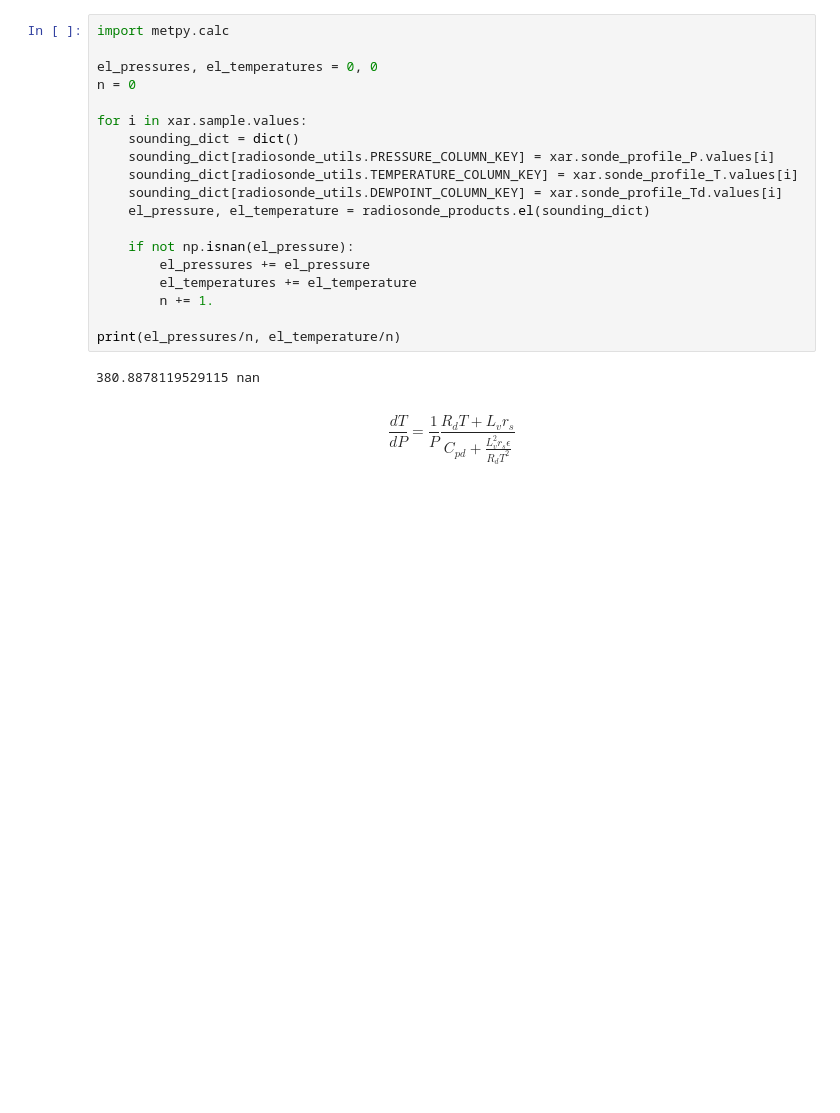
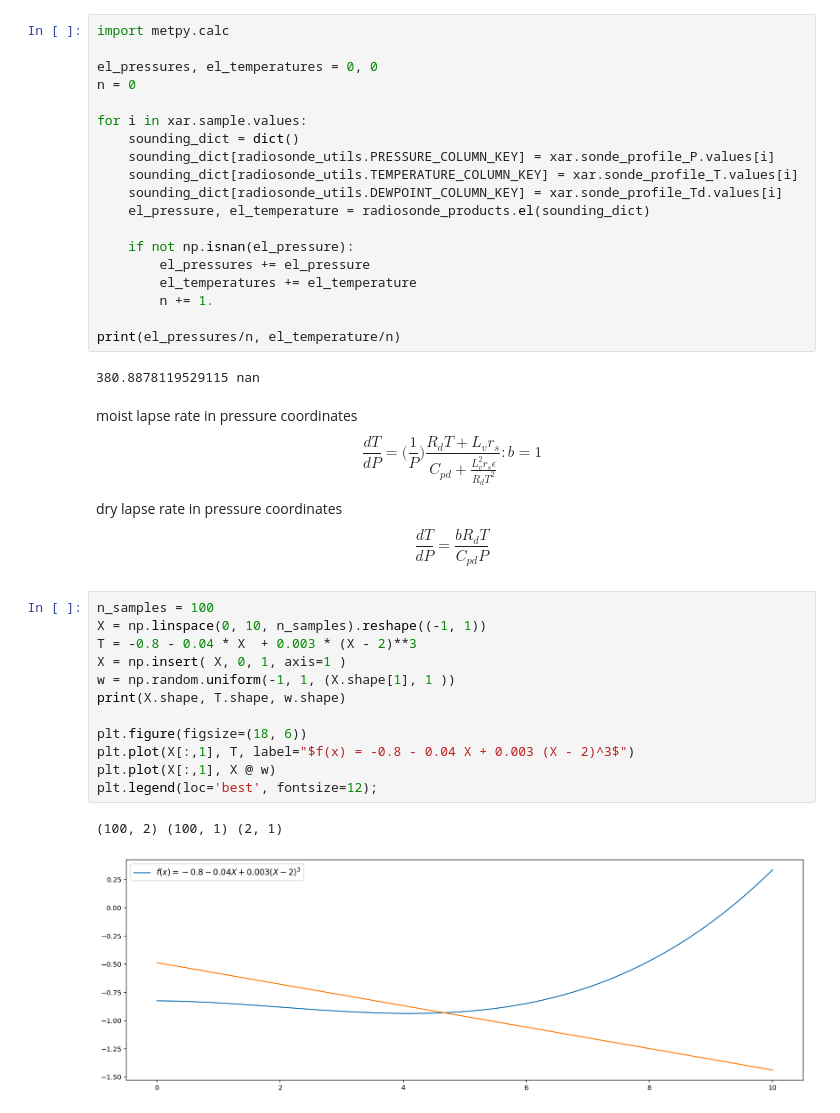
Before and after one commit to stockeh/cira-ml-soundings, a Jupyter notebook: notebooks/data-preprocessing.ipynb, the cells around one changed output. Saved outputs shown, nothing was run; the diff lists cells and outputs as text; blank space fills up the shorter version.

```diff
--- a/notebooks/data-preprocessing.ipynb
+++ b/notebooks/data-preprocessing.ipynb
@@ -453,4 +412,23 @@ print(el_pressures/n, el_temperature/n)
 # %% [output]
 380.8878119529115 nan
 # %% [markdown]
-$$\frac{dT}{dP} = \frac{1}{P} \frac{R_d T + L_v r_s}{C_{pd} + \frac{L_v^2 r_s \epsilon}{R_d T^2}}$$
+moist lapse rate in pressure coordinates
+$$\frac{dT}{dP} = \Big(\frac{1}{P}\Big) \frac{R_d T + L_v r_s}{C_{pd} + \frac{L_v^2 r_s \epsilon}{R_d T^2}} : b = 1$$
+
+dry lapse rate in pressure coordinates
+$$\frac{dT}{dP} = \frac{b R_d T}{C_{pd} P}$$
+# %%
+n_samples = 100
+X = np.linspace(0, 10, n_samples).reshape((-1, 1))
+T = -0.8 - 0.04 * X  + 0.003 * (X - 2)**3
+X = np.insert( X, 0, 1, axis=1 )
+w = np.random.uniform(-1, 1, (X.shape[1], 1 ))
+print(X.shape, T.shape, w.shape)
+
+plt.figure(figsize=(18, 6))
+plt.plot(X[:,1], T, label="$f(x) = -0.8 - 0.04 X + 0.003 (X - 2)^3$")
+plt.plot(X[:,1], X @ w)
+plt.legend(loc='best', fontsize=12);
+# %% [output]
+(100, 2) (100, 1) (2, 1)
+[figure, added]
```
Also changed, not shown: parts of 4 cells of this notebook, 14 other files.
